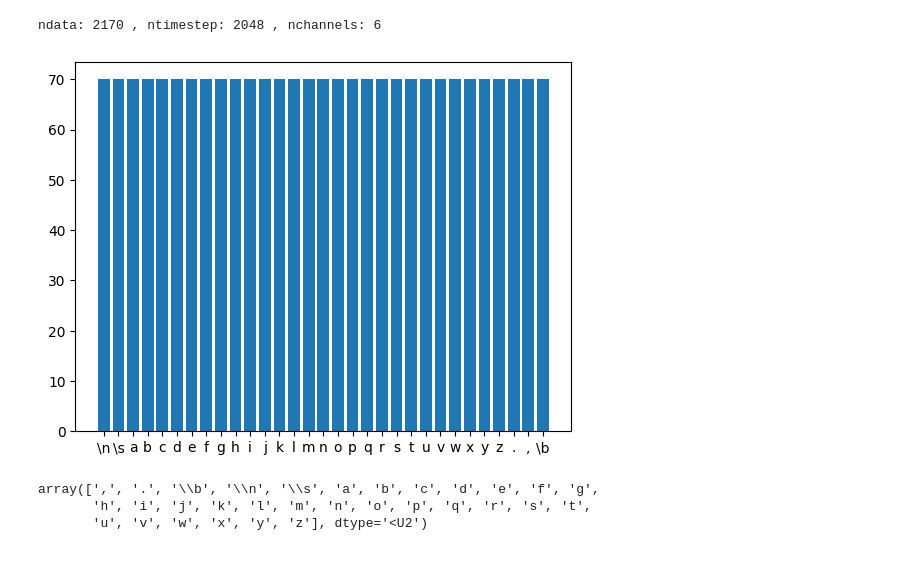
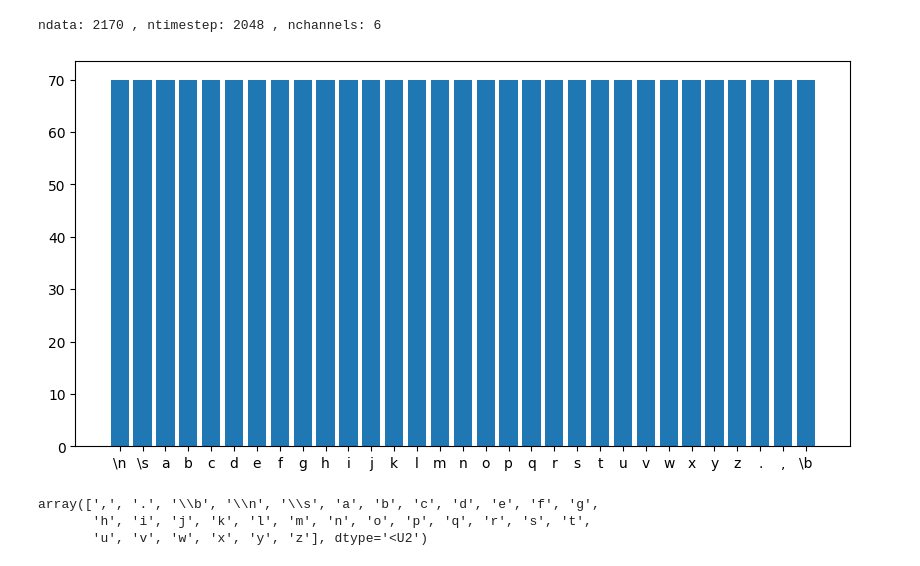
Before and after one commit to salar-sfd/Motion-Classification-Using-IMU-Sensors-and-Deep-Learning, a Jupyter notebook: Codes/python codes/trainer.ipynb, the cells around one changed output. Cells and saved outputs as stored; diff of their text form; code cells hidden in the pictures.

```diff
--- a/Codes/python codes/trainer.ipynb
+++ b/Codes/python codes/trainer.ipynb
@@ -57,13 +65,14 @@ ndata: 2170 , ntimestep: 2048 , nchannels: 6
 # %%
 counts = Counter(label_encoder.inverse_transform(y))
 
 items = list(counts.keys())
 frequencies = list(counts.values())
 
+fig = plt.figure(figsize=(10, 5))
 plt.bar(items, frequencies)
 plt.show()
 # %% [output]
-[figure, old version]
+[figure, new version]
 # %%
 label_encoder.classes_
 # %% [output]
```
Also changed, not shown: parts of 10 cells of this notebook, 16 other files.
